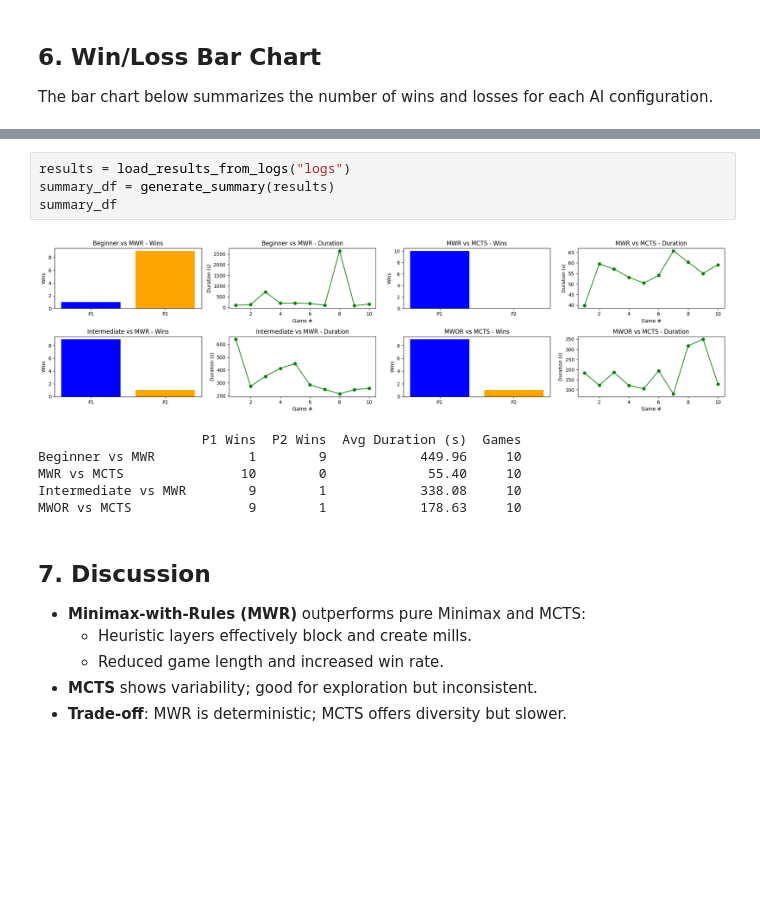
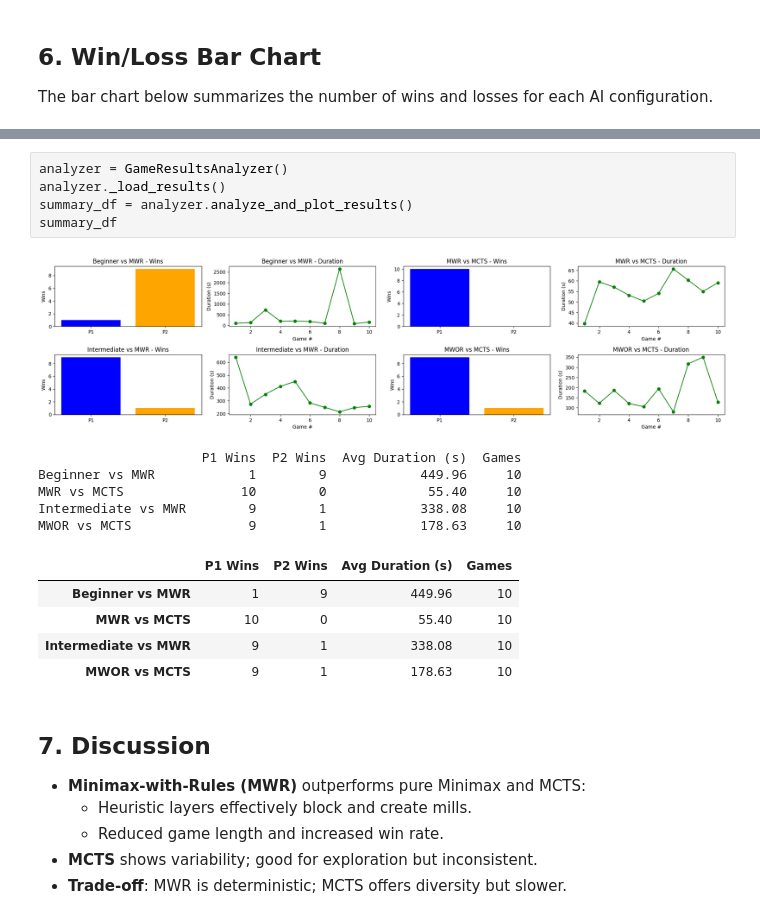
Before and after one commit to Tsion-Ketema/AI-powered-shax-game, a Jupyter notebook: report.ipynb, the cells around one changed output, grey strips where cells are left out. Saved outputs shown, nothing was run; the diff lists cells and outputs as text; blank space fills up the shorter version.

Commit message:
game analysis code moved to a different class

```diff
--- a/report.ipynb
+++ b/report.ipynb
@@ -234,14 +154,20 @@ def generate_summary(results):
-# %%
-results = load_results_from_logs("logs")
-summary_df = generate_summary(results)
-summary_df
-# %% [output]
-[figure, removed]
-                     P1 Wins  P2 Wins  Avg Duration (s)  Games
-Beginner vs MWR            1        9            449.96     10
-MWR vs MCTS               10        0             55.40     10
-Intermediate vs MWR        9        1            338.08     10
-MWOR vs MCTS               9        1            178.63     10
+# %%
+analyzer = GameResultsAnalyzer()
+analyzer._load_results()
+summary_df = analyzer.analyze_and_plot_results()
+summary_df
+# %% [output]
+[figure, added]
+                     P1 Wins  P2 Wins  Avg Duration (s)  Games
+Beginner vs MWR            1        9            449.96     10
+MWR vs MCTS               10        0             55.40     10
+Intermediate vs MWR        9        1            338.08     10
+MWOR vs MCTS               9        1            178.63     10
+|  | P1 Wins | P2 Wins | Avg Duration (s) | Games |
+| Beginner vs MWR | 1 | 9 | 449.96 | 10 |
+| MWR vs MCTS | 10 | 0 | 55.40 | 10 |
+| Intermediate vs MWR | 9 | 1 | 338.08 | 10 |
+| MWOR vs MCTS | 9 | 1 | 178.63 | 10 |
 # %% [markdown]
 ## 7. Discussion
 
```
Also changed, not shown: parts of 3 cells of this notebook, 1 other file.
